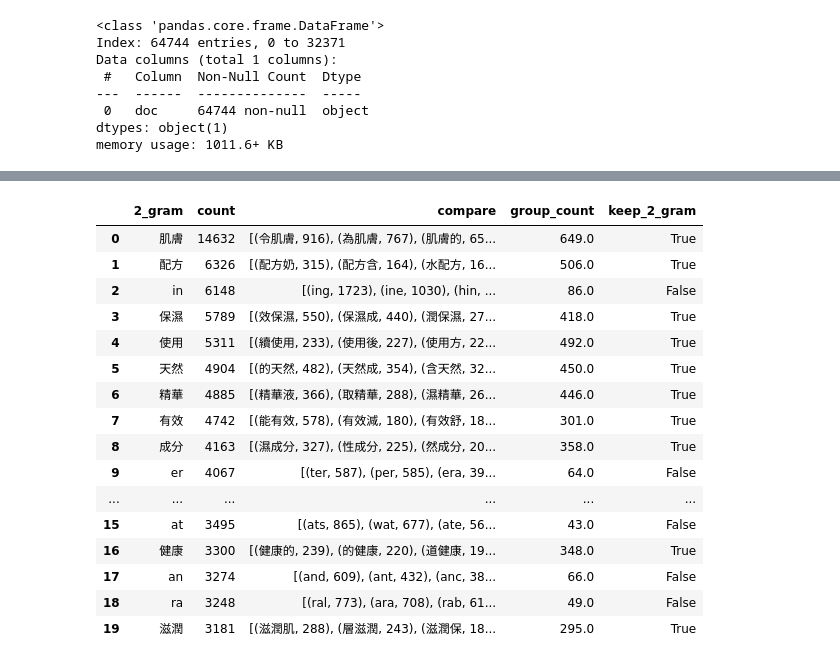
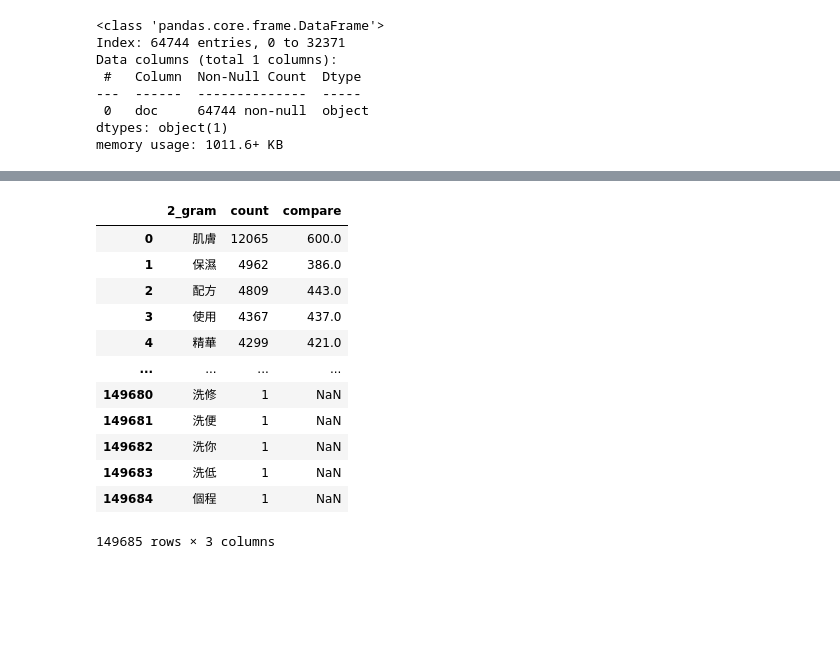
Before and after one commit to victor31ao/n_gram_and_hanlp, a Jupyter notebook: n_gram_df.ipynb, the cells around one changed output, grey strips where cells are left out. Drawn from its saved outputs; the diff is of its cells as text; code cells hidden in the pictures; blank space fills up the shorter version.

```diff
--- a/n_gram_df.ipynb
+++ b/n_gram_df.ipynb
@@ -94,0 +101,2 @@ long_df.head()
+# %%
+long_df.drop_duplicates(subset=['doc'], inplace=True)  # 64744 → 42071
@@ -95,6 +137,6 @@ long_df.head()
 # %%
-bigram_df = long_df[["2_gram", "count"]].explode("2_gram").groupby("2_gram", as_index=False).agg({"count": "sum"}).sort_values("count", ascending=False)
-bigram_df = bigram_df[~bigram_df["2_gram"].str.contains("#")].reset_index(drop=True)
-bigram_df.head(20)
+bigram_df = long_df[["2_gram", "count"]].explode("2_gram").groupby("2_gram", as_index=False).agg({"count": "sum"}).sort_values("count", ascending=False).reset_index(drop=True)
+# bigram_df = bigram_df[~bigram_df["2_gram"].str.contains("#")].reset_index(drop=True)
+bigram_df
 # %% [output]
 |  | 2_gram | count |
@@ -117,6 +155,6 @@ bigram_df.head(20)
 # %%
-trigram_df = long_df[["3_gram", "count"]].explode("3_gram").groupby("3_gram", as_index=False).agg({"count": "sum"}).sort_values("count", ascending=False)
-trigram_df = trigram_df[~trigram_df["3_gram"].str.contains("#")].reset_index(drop=True)
-trigram_df.head(20)
+trigram_df = long_df[["3_gram", "count"]].explode("3_gram").groupby("3_gram", as_index=False).agg({"count": "sum"}).sort_values("count", ascending=False).reset_index(drop=True)
+# trigram_df = trigram_df[~trigram_df["3_gram"].str.contains("#")].reset_index(drop=True)
+trigram_df
 # %% [output]
 |  | 3_gram | count |
@@ -170,8 +210,9 @@ bigram_df["2_gram"][bigram_df.iloc[:, 1] > 1].shape
 # def find_matches(ngram1, ngram2):
 #     return ngram2[(ngram2.iloc[:, 1] > 1) & (ngram2.iloc[:, 0].str.contains(ngram1))].iloc[:, 0].to_list()
 # %%
-def find_matches(ngram1, ngram2):
-    pattern = re.compile(ngram1)
-    filtered_df = ngram2[ngram2.iloc[:, 1] > 1]
-    matches = filtered_df[filtered_df.iloc[:, 0].apply(lambda x: bool(pattern.search(x)))]
-    return [(row.iloc[0], row.iloc[1]) for _, row in matches.iterrows()]
+def find_matches(term, ngram):
+    pattern = re.compile(term)
+    filtered_df = ngram[ngram.iloc[:, 1] > 1]
+    matches = filtered_df[filtered_df.iloc[:, 0].apply(lambda x: bool(pattern.search(x)))]  # 100 -> 5.9s
+    # matches = filtered_df[filtered_df.iloc[:, 0].str.contains(ngram1)]  # 100 -> 6.7s
+    return len(matches)  # {row.iloc[0]: row.iloc[1] for _, row in matches.iterrows()}
@@ -178,26 +227,21 @@ def find_matches(ngram1, ngram2):
 # %%
 bi_tri_df = bigram_df.copy()
 
-bi_tri_df["compare"] = bi_tri_df["2_gram"][bi_tri_df.iloc[:, 1] > 1].apply(lambda x: find_matches(x, trigram_df))
-bi_tri_df["group_count"] = bi_tri_df["compare"].apply(lambda x: len(x))
-bi_tri_df["keep_2_gram"] = bi_tri_df["group_count"].apply(lambda x: True if x>100 else False)
+bi_tri_df["compare"] = bi_tri_df["2_gram"][bi_tri_df.iloc[:, 1] > 1][:100].apply(lambda x: find_matches(x, trigram_df))
+
 bi_tri_df.to_csv("./n_gram_processed/bi_tri_df.csv")
-bi_tri_df.head(20)
+bi_tri_df
 # %% [output]
-|  | 2_gram | count | compare | group_count | keep_2_gram |
-| 0 | 肌膚 | 14632 | [(令肌膚, 916), (為肌膚, 767), (肌膚的, 65... | 649.0 | True |
-| 1 | 配方 | 6326 | [(配方奶, 315), (配方含, 164), (水配方, 16... | 506.0 | True |
-| 2 | in | 6148 | [(ing, 1723), (ine, 1030), (hin, ... | 86.0 | False |
-| 3 | 保濕 | 5789 | [(效保濕, 550), (保濕成, 440), (潤保濕, 27... | 418.0 | True |
-| 4 | 使用 | 5311 | [(續使用, 233), (使用後, 227), (使用方, 22... | 492.0 | True |
-| 5 | 天然 | 4904 | [(的天然, 482), (天然成, 354), (含天然, 32... | 450.0 | True |
-| 6 | 精華 | 4885 | [(精華液, 366), (取精華, 288), (濕精華, 26... | 446.0 | True |
-| 7 | 有效 | 4742 | [(能有效, 578), (有效減, 180), (有效舒, 18... | 301.0 | True |
-| 8 | 成分 | 4163 | [(濕成分, 327), (性成分, 225), (然成分, 20... | 358.0 | True |
-| 9 | er | 4067 | [(ter, 587), (per, 585), (era, 39... | 64.0 | False |
-| ... | ... | ... | ... | ... | ... |
-| 15 | at | 3495 | [(ats, 865), (wat, 677), (ate, 56... | 43.0 | False |
-| 16 | 健康 | 3300 | [(健康的, 239), (的健康, 220), (道健康, 19... | 348.0 | True |
-| 17 | an | 3274 | [(and, 609), (ant, 432), (anc, 38... | 66.0 | False |
-| 18 | ra | 3248 | [(ral, 773), (ara, 708), (rab, 61... | 49.0 | False |
-| 19 | 滋潤 | 3181 | [(滋潤肌, 288), (層滋潤, 243), (滋潤保, 18... | 295.0 | True |
+|  | 2_gram | count | compare |
+| 0 | 肌膚 | 12065 | 600.0 |
+| 1 | 保濕 | 4962 | 386.0 |
+| 2 | 配方 | 4809 | 443.0 |
+| 3 | 使用 | 4367 | 437.0 |
+| 4 | 精華 | 4299 | 421.0 |
+| ... | ... | ... | ... |
+| 149680 | 洗修 | 1 | NaN |
+| 149681 | 洗便 | 1 | NaN |
+| 149682 | 洗你 | 1 | NaN |
+| 149683 | 洗低 | 1 | NaN |
+| 149684 | 個程 | 1 | NaN |
+149685 rows × 3 columns
```
Also changed, not shown: parts of 23 cells of this notebook.
